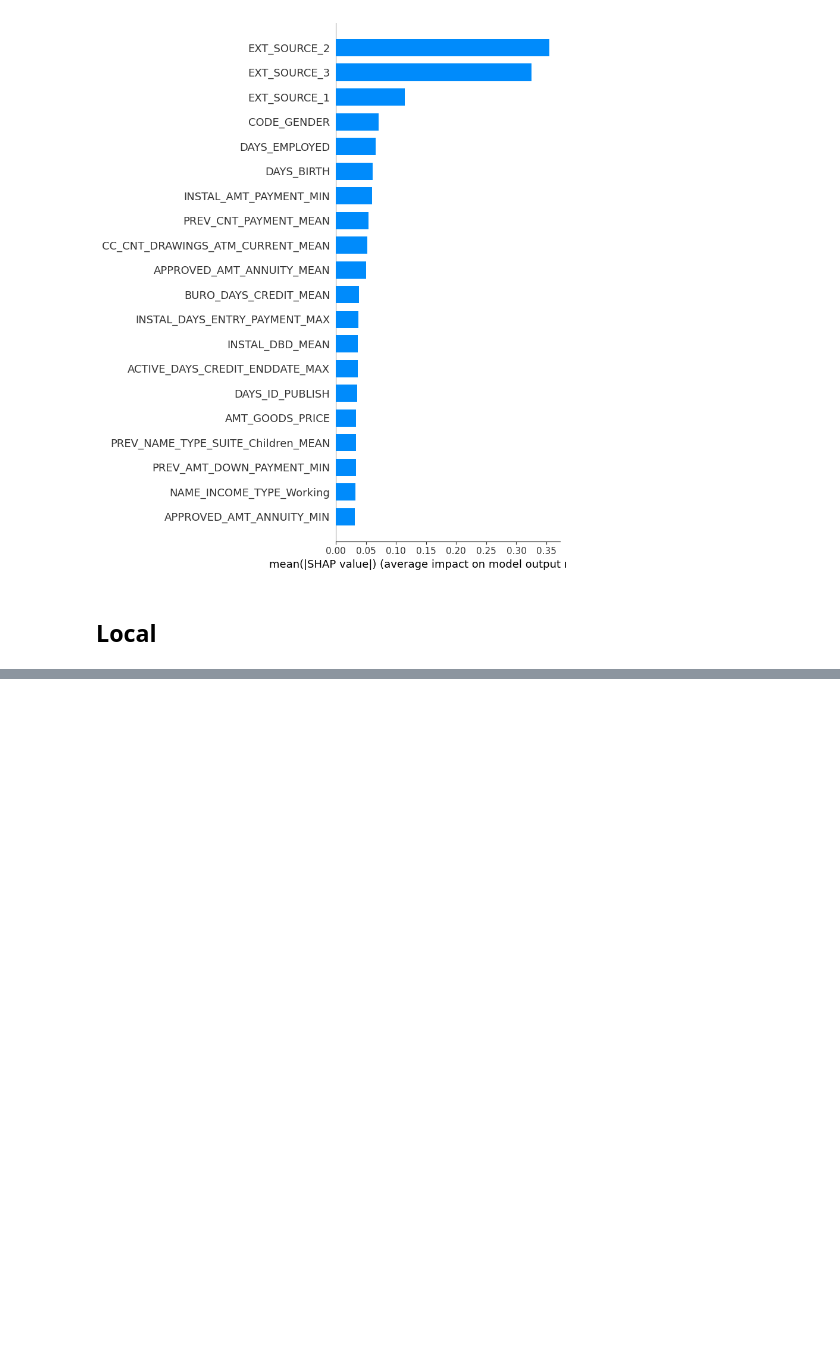
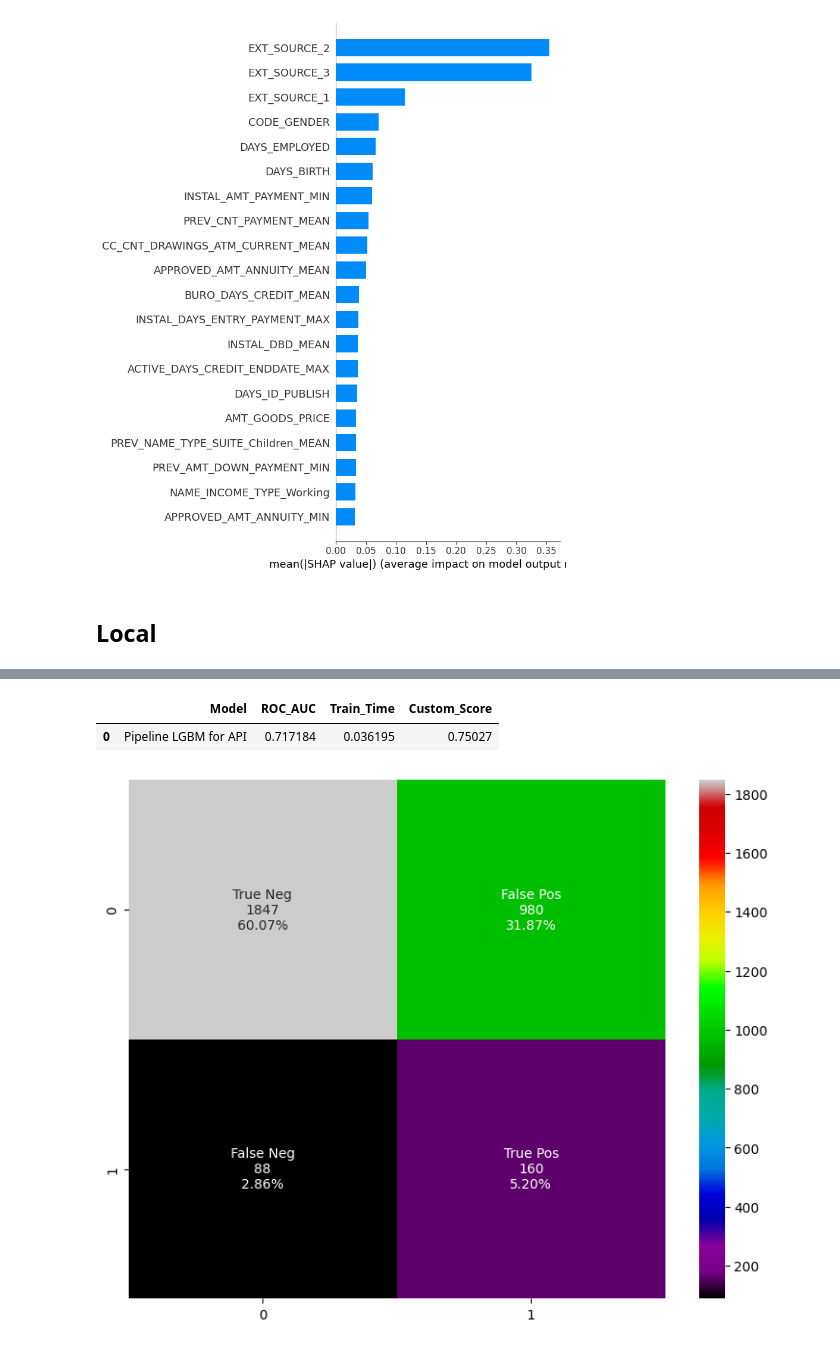
Before and after one commit to Nacim-B/Credit-Default-Risk-Scoring-Model-, a Jupyter notebook: Modelisation.ipynb, the cells around one changed output, grey strips where cells are left out. Cells and saved outputs as stored; diff of their text form; code cells hidden in the pictures; blank space fills up the shorter version.

Commit message:
new pipeline with Standardization for API

```diff
--- a/Modelisation.ipynb
+++ b/Modelisation.ipynb
@@ -1028,0 +1102,34 @@ Confidence: 97.38%
+# %%
+X1_train_api = X1_train[['EXT_SOURCE_2', 'EXT_SOURCE_1', 'EXT_SOURCE_3', 'DAYS_EMPLOYED','CODE_GENDER']]
+X1_test_api = X1_test[['EXT_SOURCE_2', 'EXT_SOURCE_1', 'EXT_SOURCE_3', 'DAYS_EMPLOYED','CODE_GENDER']]
+# %%
+results_pipeline_api = []
+# %%
+ with mlflow.start_run(run_name='Pipeline LGBM for API'):
+        # Fit the pipeline on training data
+        start_time = time.time()
+        pipeline_api.fit(X1_train_api, y1_train)
+        train_time = time.time() - start_time
+
+        # Predict and calculate probabilities
+        y_pred = pipeline_api.predict(X1_test_api)
+        y_pred_proba = pipeline_api.predict_proba(X1_test_api)[:, 1]
+
+        # Calculate metrics
+        roc_auc = roc_auc_score(y1_test, y_pred_proba)
+        custom_score = custom_metric(y1_test, y_pred, y_pred_proba)
+
+        # Log metrics to MLflow
+        mlflow.log_metric("ROC_AUC", roc_auc)
+        mlflow.log_metric("custom_score", custom_score)
+
+        # Append results to the list
+        results_pipeline_api.append({
+            'Model': 'Pipeline LGBM for API',
+            'ROC_AUC': roc_auc,
+            'Train_Time': train_time,
+            'Custom_Score': custom_score
+        })
+
+        # Log the trained model as an artifact in MLflow
+        mlflow.sklearn.log_model(pipeline_api, artifact_path='Pipeline LGBM for API')
@@ -1028,0 +1155,15 @@ Confidence: 97.38%
+# %%
+# Convert results to DataFrame
+results_pipeline_api_df = pd.DataFrame(results_pipeline_api)
+
+results_pipeline_api_df
+# %% [output]
+|  | Model | ROC_AUC | Train_Time | Custom_Score |
+| 0 | Pipeline LGBM for API | 0.717184 | 0.036195 | 0.75027 |
+# %%
+y_pred_final = pipeline_api.predict(X1_test_api)
+cf_matrix_final = confusion_matrix(y1_test, y_pred_final)
+# %%
+plot_confusion_matrix(cf_matrix_final)
+# %% [output]
+[figure, added]
```
Also changed, not shown: parts of 16 cells of this notebook.
